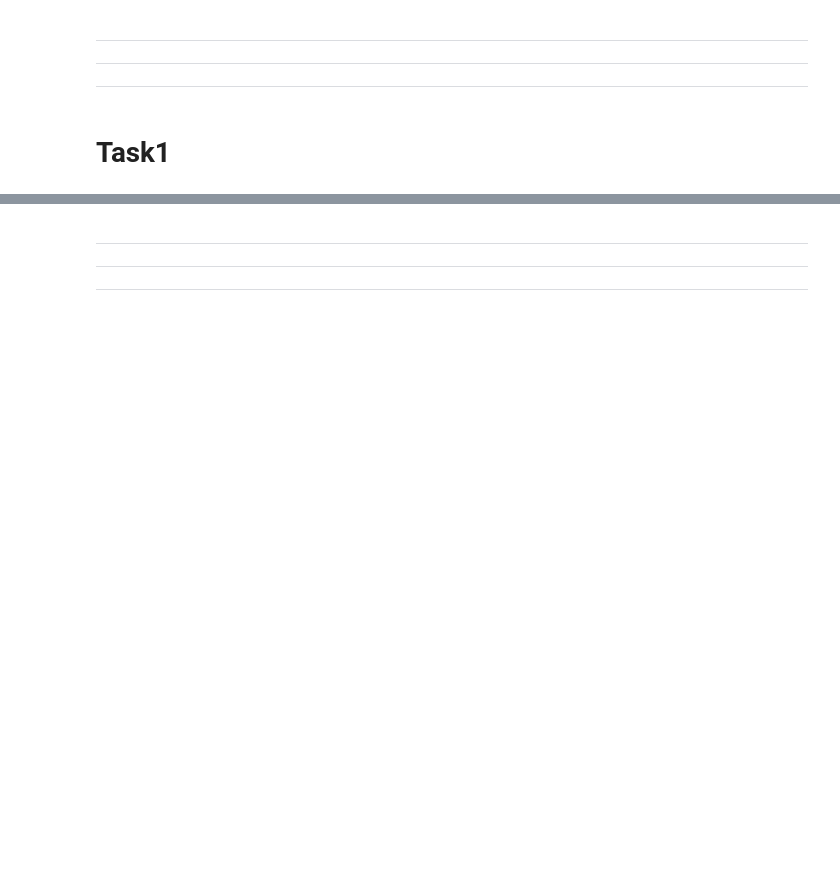
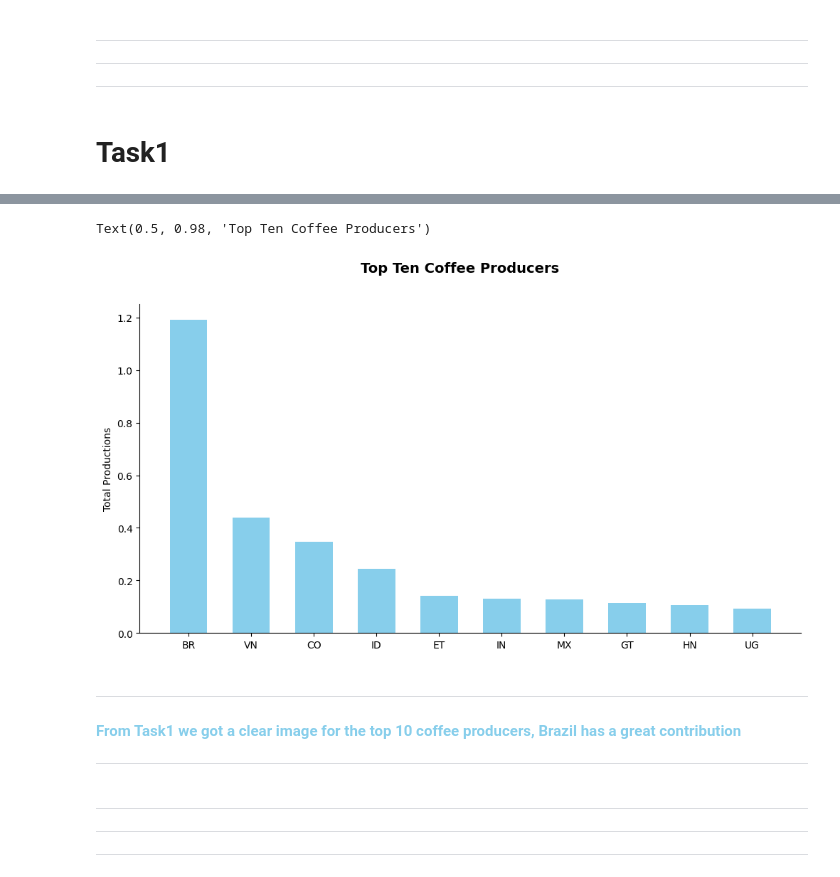
Before and after one commit to Mayar9/Global_Coffee_Market, a Jupyter notebook: Analyzing_Global_Coffee.ipynb, the cells around one changed output, grey strips where cells are left out. Cells and saved outputs as stored; diff of their text form; code cells hidden in the pictures; blank space fills up the shorter version.

```diff
--- a/Analyzing_Global_Coffee.ipynb
+++ b/Analyzing_Global_Coffee.ipynb
@@ -12,0 +111,5 @@ import matplotlib.pyplot as plt
+# %%
+coffee_T = coffee_production.T
+coffee_T.columns = coffee_T.iloc[0, :]
+coffee_T = coffee_T.drop('total_production', axis=0)
+coffee_T.head()
@@ -13,3 +124,29 @@ import matplotlib.pyplot as plt
+# %%
+# coffee_T.sum()  #pandas series
+top10_producers_V2 = coffee_T.sum(axis=0).sort_values(ascending=False)[:10]
+top10_producers_V2
+
+# print(top10_producers_V2.info())
+labels = ['BR', 'VN', 'CO', 'ID', 'ET', 'IN','MX', 'GT', 'HN', 'UG']
+
+fig, ax = plt.subplots(figsize=(12, 6))
+ax.bar(x=top10_producers_V2.index, height=top10_producers_V2/1000000, width=0.6, color='skyblue')
+
+# ax.set_xticks(top10_producers_V2.index, top10_producers_V2.index.str[:4].str.upper())
+ax.set_xticks(top10_producers_V2.index, labels)
+ax.set_ylabel('Total Productions', fontsize=10)
+
+ax.spines[['top', 'right']].set_visible(False)
+
+
+fig.suptitle('Top Ten Coffee Producers', fontweight='bold', fontsize=14)
+# %% [output]
+Text(0.5, 0.98, 'Top Ten Coffee Producers')
+[figure, added]
+# %% [markdown]
+*************************************************************************************
+#### <span style='color:skyblue'> From Task1 we got a clear image for the top 10 coffee producers, Brazil has a great contribution </span>
+*************************************************************************************
 # %% [markdown]
 **************************************************************************************************************************************************
 **************************************************************************************************************************************************
```
Also changed, not shown: parts of 18 cells of this notebook.
